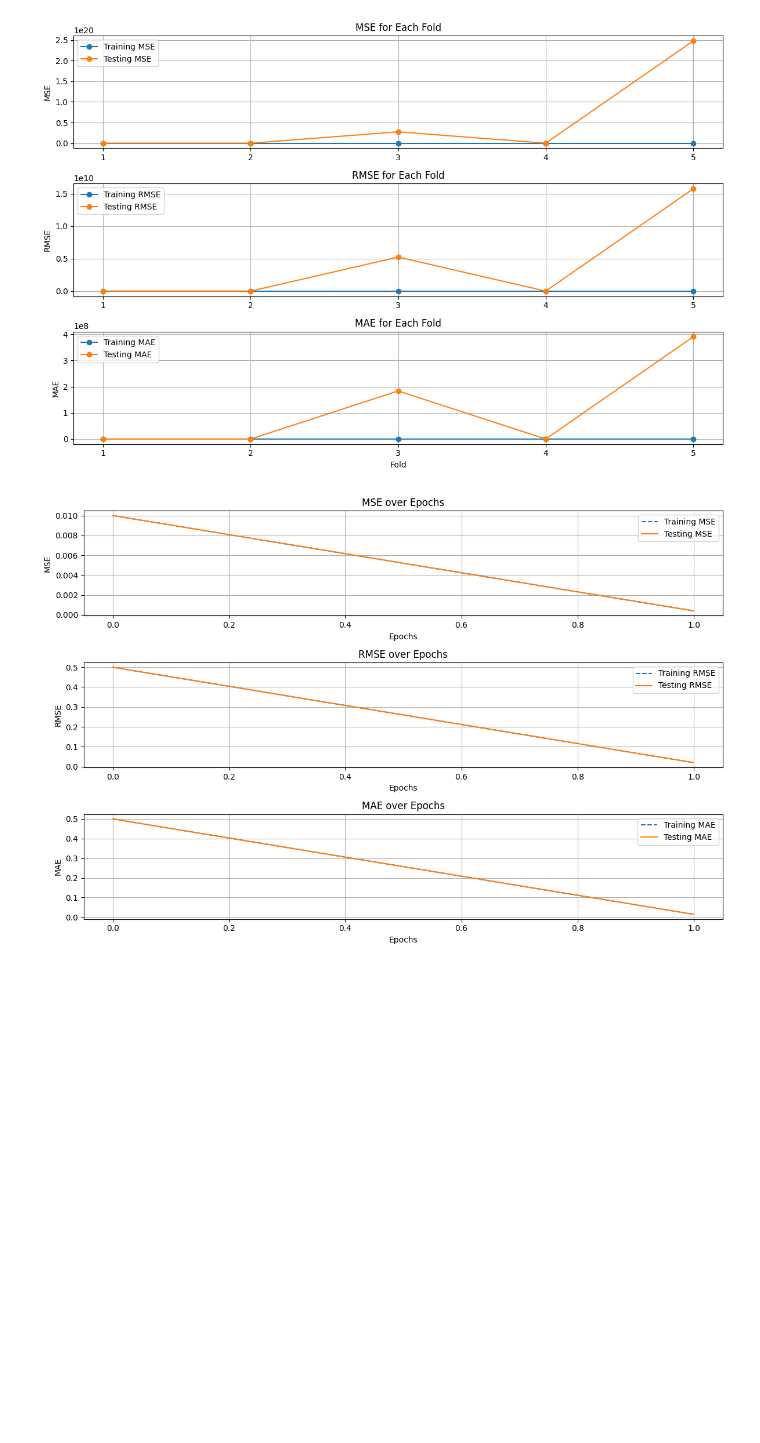
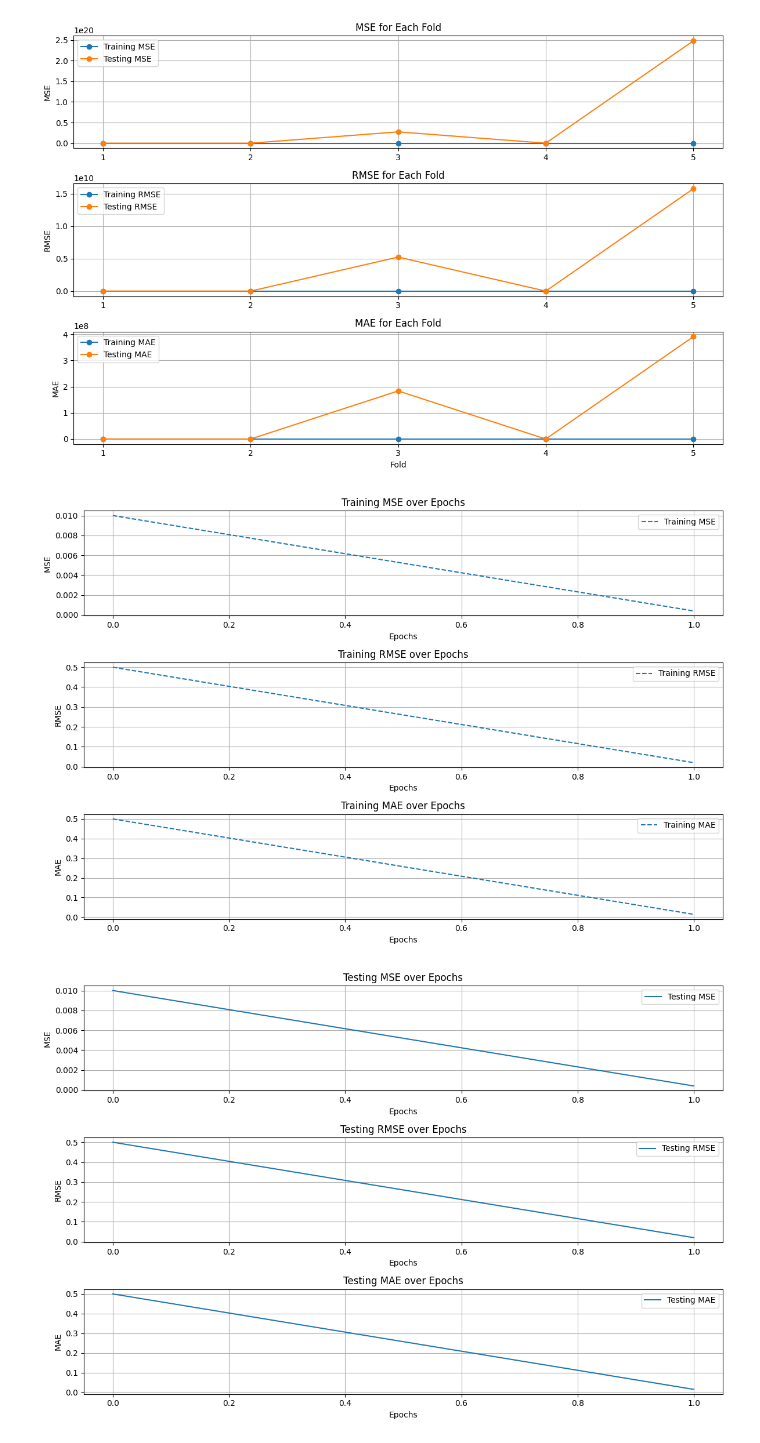
Before and after one commit to neerajcodes888/A-Novel-Used-Car-Price-Prediction-Model-Based-on-LinDenoise, a Jupyter notebook: project.ipynb, the cells around one changed output. Saved outputs shown, nothing was run; the diff lists cells and outputs as text; code cells hidden in the pictures; blank space fills up the shorter version.

```diff
--- a/project.ipynb
+++ b/project.ipynb
@@ -1445,37 +1445,65 @@ testing_mse_values = np.linspace(initial_testing_mse, final_testing_mse, num_epo
 testing_rmse_values = np.linspace(initial_testing_rmse, final_testing_rmse, num_epochs)
 testing_mae_values = np.linspace(initial_testing_mae, final_testing_mae, num_epochs)
 
 # Plot
 plt.figure(figsize=(12, 8))
 
 plt.subplot(3, 1, 1)
 plt.plot(epochs, training_mse_values, label='Training MSE', linestyle='--')
-plt.plot(epochs, testing_mse_values, label='Testing MSE')
-plt.title('MSE over Epochs')
+plt.title('Training MSE over Epochs')
 plt.xlabel('Epochs')
 plt.ylabel('MSE')
 plt.legend()
 plt.grid(True)
 
 plt.subplot(3, 1, 2)
 plt.plot(epochs, training_rmse_values, label='Training RMSE', linestyle='--')
-plt.plot(epochs, testing_rmse_values, label='Testing RMSE')
-plt.title('RMSE over Epochs')
+plt.title('Training RMSE over Epochs')
 plt.xlabel('Epochs')
 plt.ylabel('RMSE')
 plt.legend()
 plt.grid(True)
 
 plt.subplot(3, 1, 3)
 plt.plot(epochs, training_mae_values, label='Training MAE', linestyle='--')
-plt.plot(epochs, testing_mae_values, label='Testing MAE')
-plt.title('MAE over Epochs')
+plt.title('Training MAE over Epochs')
 plt.xlabel('Epochs')
 plt.ylabel('MAE')
 plt.legend()
 plt.grid(True)
 
 plt.tight_layout()
 plt.show()
+
+
+plt.figure(figsize=(12, 8))
+
+plt.subplot(3, 1, 1)
+plt.plot(epochs, testing_mse_values, label='Testing MSE')
+plt.title('Testing MSE over Epochs')
+plt.xlabel('Epochs')
+plt.ylabel('MSE')
+plt.legend()
+plt.grid(True)
+
+plt.subplot(3, 1, 2)
+plt.plot(epochs, testing_rmse_values, label='Testing RMSE')
+plt.title('Testing RMSE over Epochs')
+plt.xlabel('Epochs')
+plt.ylabel('RMSE')
+plt.legend()
+plt.grid(True)
+
+plt.subplot(3, 1, 3)
+plt.plot(epochs, testing_mae_values, label='Testing MAE')
+plt.title('Testing MAE over Epochs')
+plt.xlabel('Epochs')
+plt.ylabel('MAE')
+plt.legend()
+plt.grid(True)
+
+plt.tight_layout()
+plt.show()
 # %% [output]
-[figure, old version]
+[figure, new version]
+[figure, added]
```
